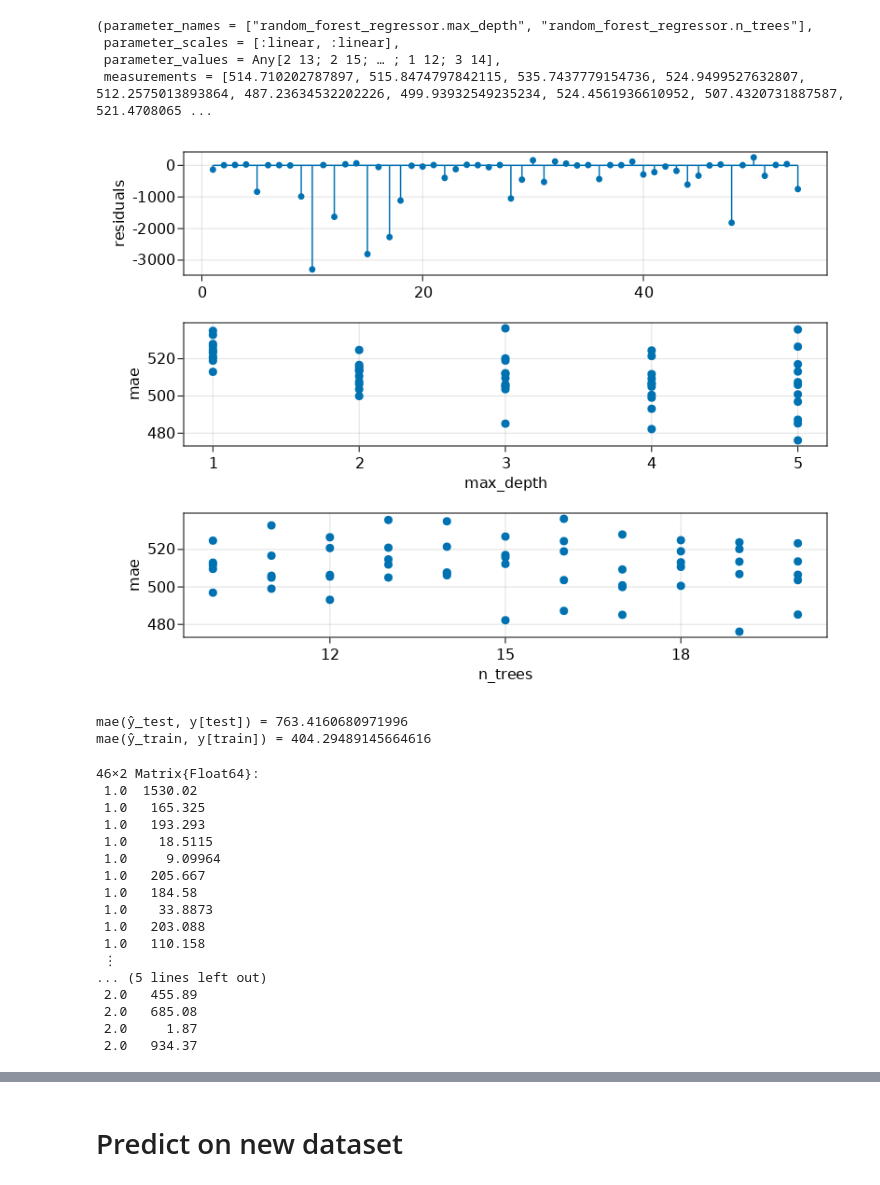
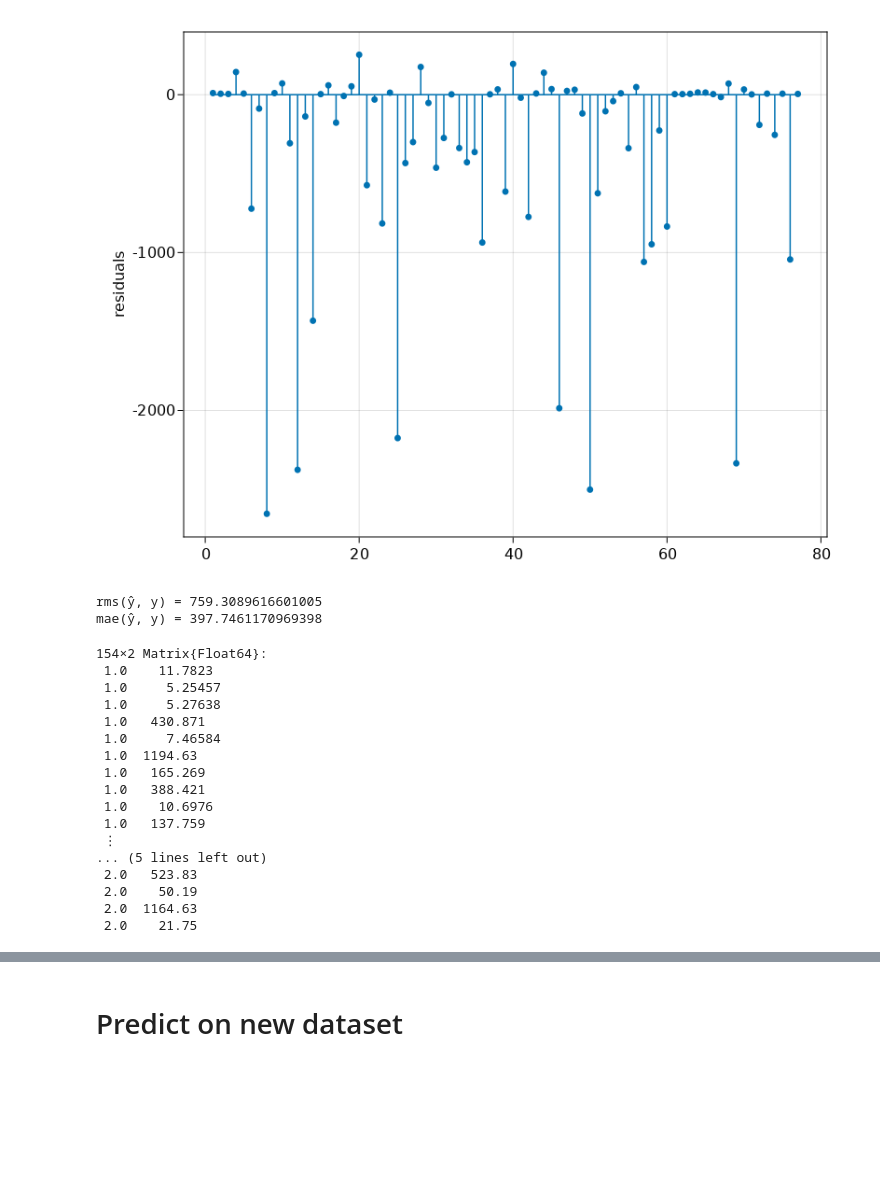
Before and after one commit to julionovoa/jl-sandbox, a Jupyter notebook: code/lichen-randomforestregressor.ipynb, the cells around one changed output, grey strips where cells are left out. Saved outputs shown, nothing was run; the diff lists cells and outputs as text; code cells hidden in the pictures; blank space fills up the shorter version.

```diff
--- a/code/lichen-randomforestregressor.ipynb
+++ b/code/lichen-randomforestregressor.ipynb
@@ -154,8 +167 @@ Pipeline281(
-# %%
-m.report.plotting
-# %% [output]
-(parameter_names = ["random_forest_regressor.max_depth", "random_forest_regressor.n_trees"],
- parameter_scales = [:linear, :linear],
- parameter_values = Any[2 13; 2 15; … ; 1 12; 3 14],
- measurements = [514.710202787897, 515.8474797842115, 535.7437779154736, 524.9499527632807, 512.2575013893864, 487.23634532202226, 499.93932549235234, 524.4561936610952, 507.4320731887587, 521.4708065 ...
 # %%
@@ -163,20 +169,20 @@ ŷ = predict(m, rows=train);
 # %%
 f = Figure()
 
 ax1 = Axis(f[1, 1])
 ax1.ylabel = "residuals"
-stem!(ax1, ŷ - y[train])
+stem!(ax1, ŷ - y)
 
-ax2 = Axis(f[2, 1])
-ax2.xlabel = "max_depth"
-ax2.ylabel = "mae"
-scatter!(ax2, Float64.(m.report.plotting.parameter_values[:, 1]), m.report.plotting.measurements)
+# ax2 = Axis(f[2, 1])
+# ax2.xlabel = "max_depth"
+# ax2.ylabel = "mae"
+# scatter!(ax2, Float64.(m.report.plotting.parameter_values[:, 1]), m.report.plotting.measurements)
 
-ax3 = Axis(f[3, 1])
-ax3.xlabel = "n_trees"
-ax3.ylabel = "mae"
-scatter!(ax3, Float64.(m.report.plotting.parameter_values[:, 2]), m.report.plotting.measurements)
+# ax3 = Axis(f[3, 1])
+# ax3.xlabel = "n_trees"
+# ax3.ylabel = "mae"
+# scatter!(ax3, Float64.(m.report.plotting.parameter_values[:, 2]), m.report.plotting.measurements)
 
 f
 # %% [output]
-[figure, old version]
+[figure, new version]
@@ -187,32 +189,32 @@ ŷ_train = predict(m, rows=train);
 # %%
-@show mae(ŷ_test, y[test])
-@show mae(ŷ_train, y[train]);
+@show rms(ŷ, y)
+@show mae(ŷ, y);
 # %% [output]
-mae(ŷ_test, y[test]) = 763.4160680971996
-mae(ŷ_train, y[train]) = 404.29489145664616
+rms(ŷ, y) = 759.3089616601005
+mae(ŷ, y) = 397.7461170969398
 # %%
 results = vcat(
-    hcat(fill(1, length(ŷ_test)), ŷ_test),
-    hcat(fill(2, length(y[test])), y[test])
+    hcat(fill(1, length(ŷ)), ŷ),
+    hcat(fill(2, length(y)), y)
 )
 # %% [output]
-46×2 Matrix{Float64}:
- 1.0  1530.02
- 1.0   165.325
- 1.0   193.293
- 1.0    18.5115
- 1.0     9.09964
- 1.0   205.667
- 1.0   184.58
- 1.0    33.8873
- 1.0   203.088
- 1.0   110.158
+154×2 Matrix{Float64}:
+ 1.0    11.7823
+ 1.0     5.25457
+ 1.0     5.27638
+ 1.0   430.871
+ 1.0     7.46584
+ 1.0  1194.63
+ 1.0   165.269
+ 1.0   388.421
+ 1.0    10.6976
+ 1.0   137.759
  ⋮
 ... (5 lines left out)
- 2.0   455.89
- 2.0   685.08
- 2.0     1.87
- 2.0   934.37
+ 2.0   523.83
+ 2.0    50.19
+ 2.0  1164.63
+ 2.0    21.75
 # %%
 f = Figure()
 
```
Also changed, not shown: parts of 12 cells of this notebook.
